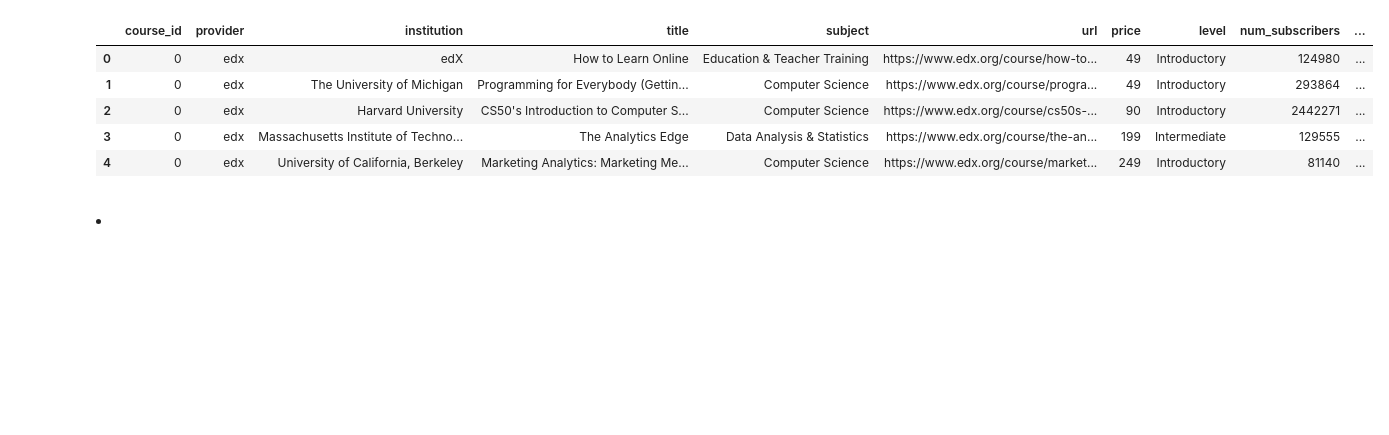
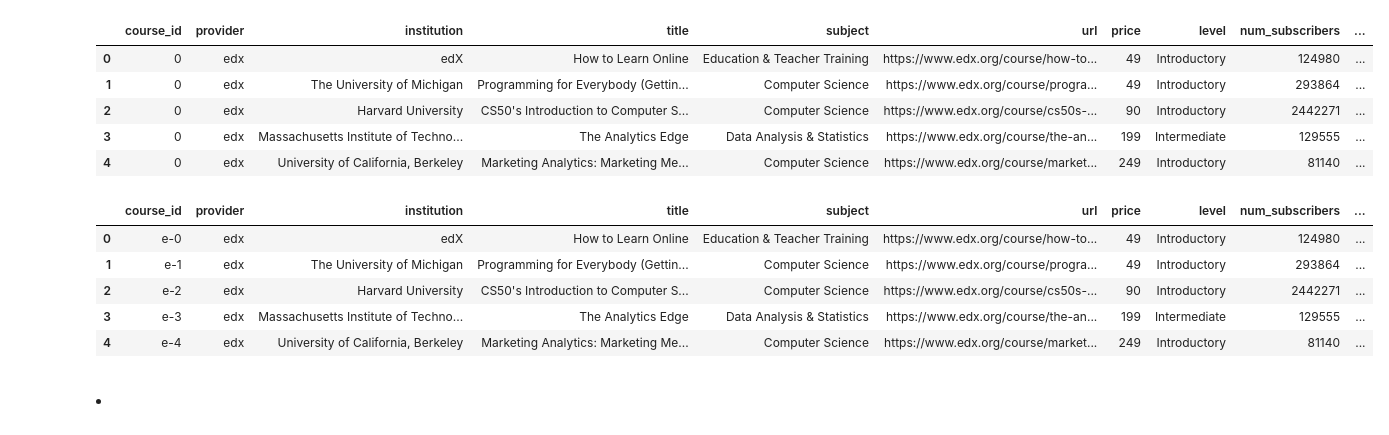
Before and after one commit to fran-as/MOOCs_BA, a Jupyter notebook: EDA_edx_courses.ipynb, the cells around one changed output. Saved outputs shown, nothing was run; the diff lists cells and outputs as text; code cells hidden in the pictures; blank space fills up the shorter version.

```diff
--- a/EDA_edx_courses.ipynb
+++ b/EDA_edx_courses.ipynb
@@ -759,6 +759,19 @@ dataframe_reordenado.head()
 | 2 | 0 | edx | Harvard University | CS50's Introduction to Computer S... | Computer Science | https://www.edx.org/course/cs50s-... | 90 | Introductory | 2442271 | ... |
 | 3 | 0 | edx | Massachusetts Institute of Techno... | The Analytics Edge | Data Analysis & Statistics | https://www.edx.org/course/the-an... | 199 | Intermediate | 129555 | ... |
 | 4 | 0 | edx | University of California, Berkeley | Marketing Analytics: Marketing Me... | Computer Science | https://www.edx.org/course/market... | 249 | Introductory | 81140 | ... |
+# %%
+# Reemplazar los valores de la columna por un código secuencial
+dataframe_reordenado_2 = dataframe_reordenado
+dataframe_reordenado_2['course_id'] = 'e-' + dataframe_reordenado_2['course_id'].astype(str).index.astype(str)
+# %%
+dataframe_reordenado_2.head()
+# %% [output]
+|  | course_id | provider | institution | title | subject | url | price | level | num_subscribers | ... |
+| 0 | e-0 | edx | edX | How to Learn Online | Education & Teacher Training | https://www.edx.org/course/how-to... | 49 | Introductory | 124980 | ... |
+| 1 | e-1 | edx | The University of Michigan | Programming for Everybody (Gettin... | Computer Science | https://www.edx.org/course/progra... | 49 | Introductory | 293864 | ... |
+| 2 | e-2 | edx | Harvard University | CS50's Introduction to Computer S... | Computer Science | https://www.edx.org/course/cs50s-... | 90 | Introductory | 2442271 | ... |
+| 3 | e-3 | edx | Massachusetts Institute of Techno... | The Analytics Edge | Data Analysis & Statistics | https://www.edx.org/course/the-an... | 199 | Intermediate | 129555 | ... |
+| 4 | e-4 | edx | University of California, Berkeley | Marketing Analytics: Marketing Me... | Computer Science | https://www.edx.org/course/market... | 249 | Introductory | 81140 | ... |
 # %%
 # Exportamos dataframe a csv
 # Definimos path
```
Also changed, not shown: parts of 1 cell of this notebook, 9 other files.
